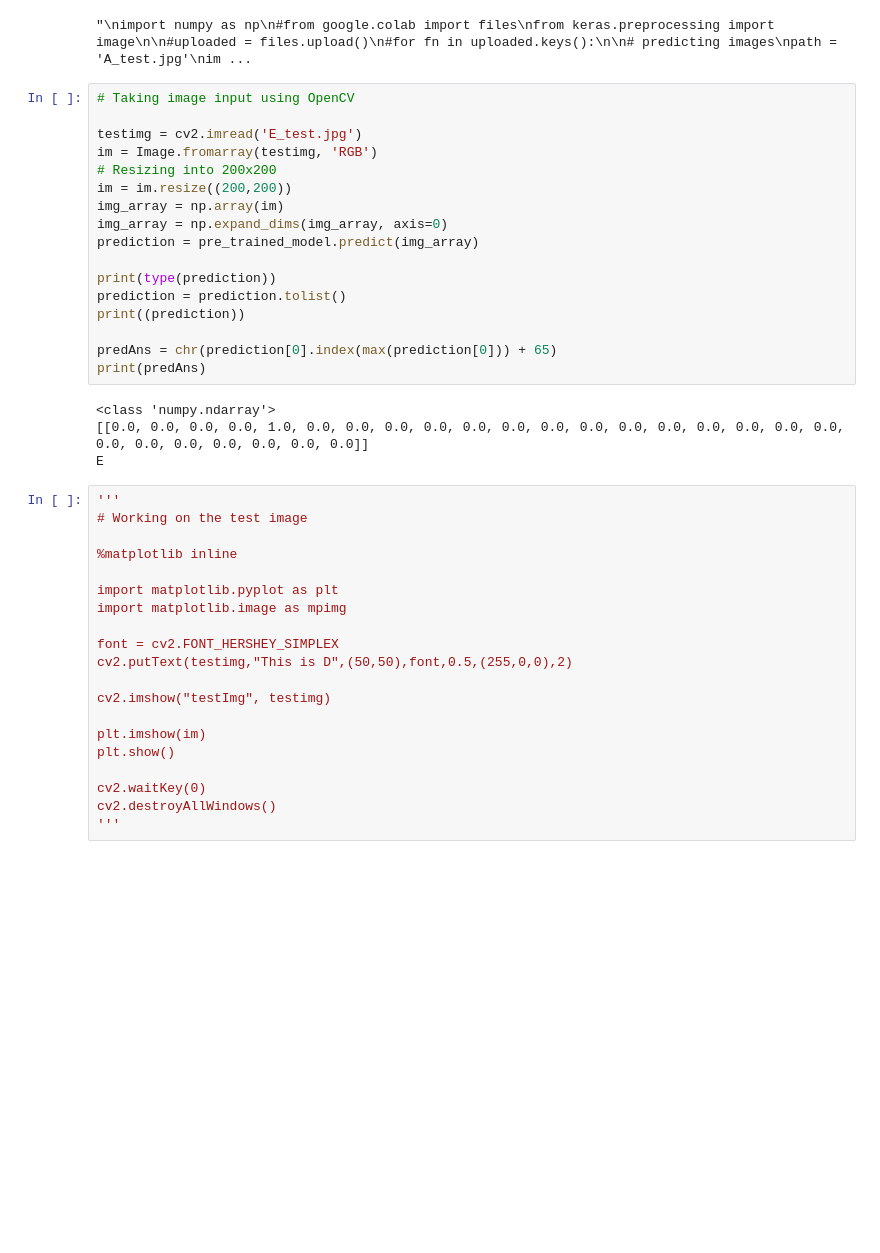
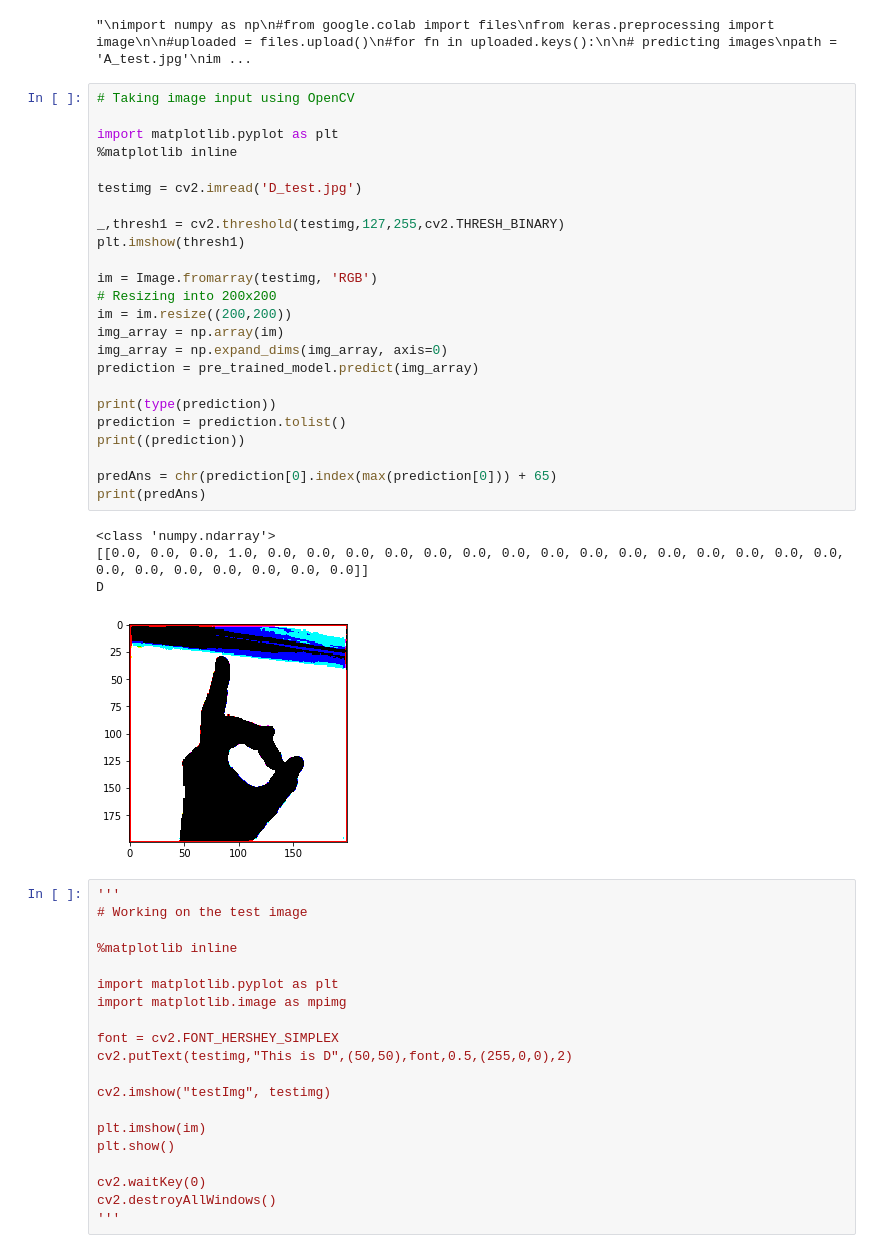
Before and after one commit to yashpatil1998/SLI, a Jupyter notebook: predict.ipynb, the cells around one changed output. Drawn from its saved outputs; the diff is of its cells as text; blank space fills up the shorter version.

```diff
--- a/predict.ipynb
+++ b/predict.ipynb
@@ -96,24 +98,32 @@ pos = prediction.index(max(prediction))
 # %%
 # Taking image input using OpenCV
 
-testimg = cv2.imread('E_test.jpg')
+import matplotlib.pyplot as plt
+%matplotlib inline
+
+testimg = cv2.imread('D_test.jpg')
+
+_,thresh1 = cv2.threshold(testimg,127,255,cv2.THRESH_BINARY)
+plt.imshow(thresh1)
+
 im = Image.fromarray(testimg, 'RGB')
 # Resizing into 200x200
 im = im.resize((200,200))
 img_array = np.array(im)
 img_array = np.expand_dims(img_array, axis=0)
 prediction = pre_trained_model.predict(img_array)
 
 print(type(prediction))
 prediction = prediction.tolist()
 print((prediction))
 
 predAns = chr(prediction[0].index(max(prediction[0])) + 65)
 print(predAns)
 # %% [output]
 <class 'numpy.ndarray'>
-[[0.0, 0.0, 0.0, 0.0, 1.0, 0.0, 0.0, 0.0, 0.0, 0.0, 0.0, 0.0, 0.0, 0.0, 0.0, 0.0, 0.0, 0.0, 0.0, 0.0, 0.0, 0.0, 0.0, 0.0, 0.0, 0.0]]
-E
+[[0.0, 0.0, 0.0, 1.0, 0.0, 0.0, 0.0, 0.0, 0.0, 0.0, 0.0, 0.0, 0.0, 0.0, 0.0, 0.0, 0.0, 0.0, 0.0, 0.0, 0.0, 0.0, 0.0, 0.0, 0.0, 0.0]]
+D
+[figure, added]
 # %%
 '''
 # Working on the test image
```
Also changed, not shown: parts of 5 cells of this notebook.
